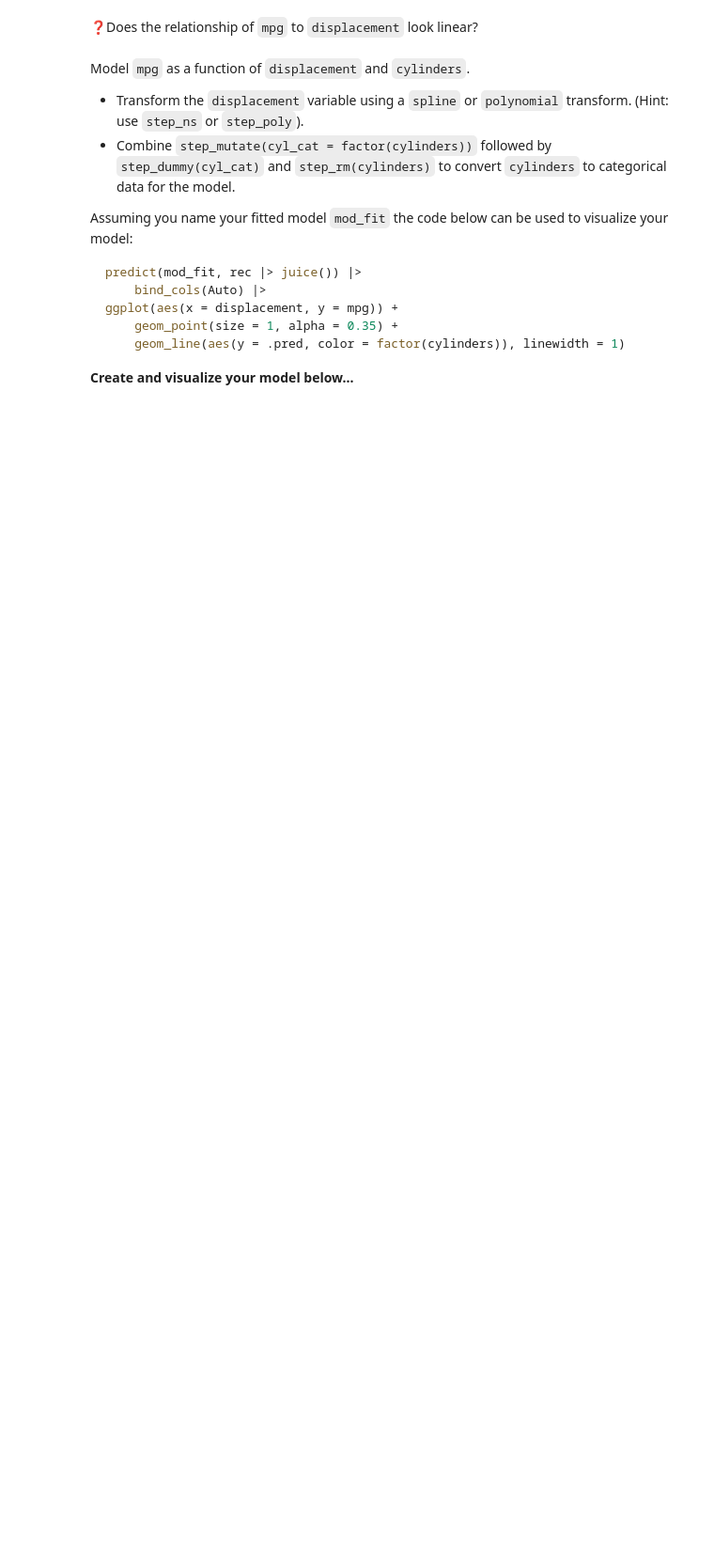
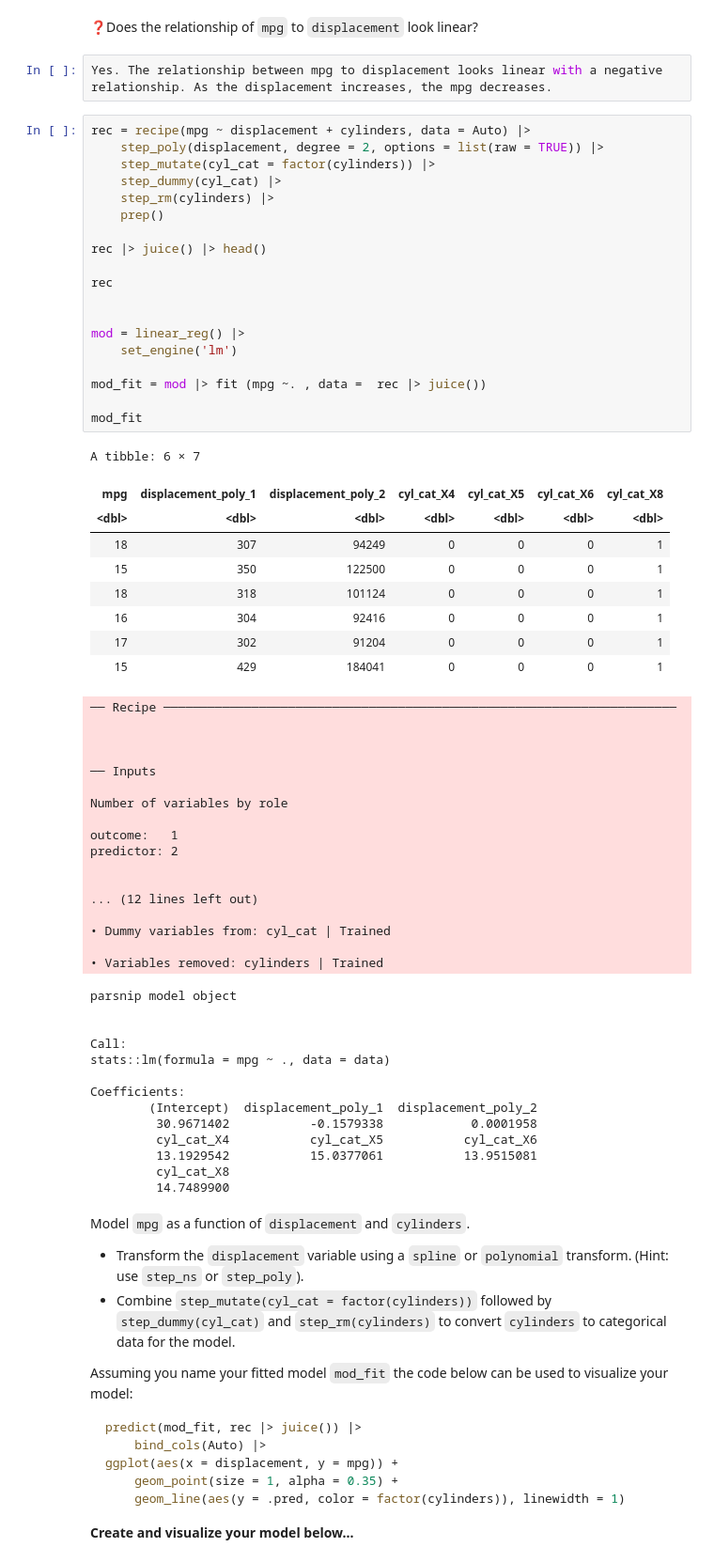
Before and after one commit to UNC-DATA-730/unit-12-assignment-dlee002, a Jupyter notebook: assignment12.ipynb, the cells around one changed output. Shown at 94% size. Drawn from its saved outputs; the diff is of its cells as text; blank space fills up the shorter version.

```diff
--- a/assignment12.ipynb
+++ b/assignment12.ipynb
@@ -42,5 +53,66 @@ Plot `mpg`  as a function of `displacement`.
 # %% [markdown]
 ❓Does the relationship of `mpg` to `displacement` look linear?
+# %%
+Yes. The relationship between mpg to displacement looks linear with a negative relationship. As the displacement increases, the mpg decreases.
+# %%
+rec = recipe(mpg ~ displacement + cylinders, data = Auto) |>
+    step_poly(displacement, degree = 2, options = list(raw = TRUE)) |>
+    step_mutate(cyl_cat = factor(cylinders)) |>
+    step_dummy(cyl_cat) |>
+    step_rm(cylinders) |>
+    prep()
+
+rec |> juice() |> head()
+
+rec
+
+
+mod = linear_reg() |>
+    set_engine('lm')
+
+mod_fit = mod |> fit (mpg ~. , data =  rec |> juice())
+
+mod_fit
+# %% [output]
+A tibble: 6 × 7
+| mpg | displacement_poly_1 | displacement_poly_2 | cyl_cat_X4 | cyl_cat_X5 | cyl_cat_X6 | cyl_cat_X8 |
+| <dbl> | <dbl> | <dbl> | <dbl> | <dbl> | <dbl> | <dbl> |
+| 18 | 307 | 94249 | 0 | 0 | 0 | 1 |
+| 15 | 350 | 122500 | 0 | 0 | 0 | 1 |
+| 18 | 318 | 101124 | 0 | 0 | 0 | 1 |
+| 16 | 304 | 92416 | 0 | 0 | 0 | 1 |
+| 17 | 302 | 91204 | 0 | 0 | 0 | 1 |
+| 15 | 429 | 184041 | 0 | 0 | 0 | 1 |
+── Recipe ──────────────────────────────────────────────────────────────────────
+
+
+
+── Inputs
+
+Number of variables by role
+
+outcome:   1
+predictor: 2
+
+
+... (12 lines left out)
+
+• Dummy variables from: cyl_cat | Trained
+
+• Variables removed: cylinders | Trained
+parsnip model object
+
+
+Call:
+stats::lm(formula = mpg ~ ., data = data)
+
+Coefficients:
+        (Intercept)  displacement_poly_1  displacement_poly_2
+         30.9671402           -0.1579338            0.0001958
+         cyl_cat_X4           cyl_cat_X5           cyl_cat_X6
+         13.1929542           15.0377061           13.9515081
+         cyl_cat_X8
+         14.7489900
 # %% [markdown]
 Model `mpg` as a function of `displacement` and `cylinders`.
 
```
Also changed, not shown: parts of 5 cells of this notebook.
